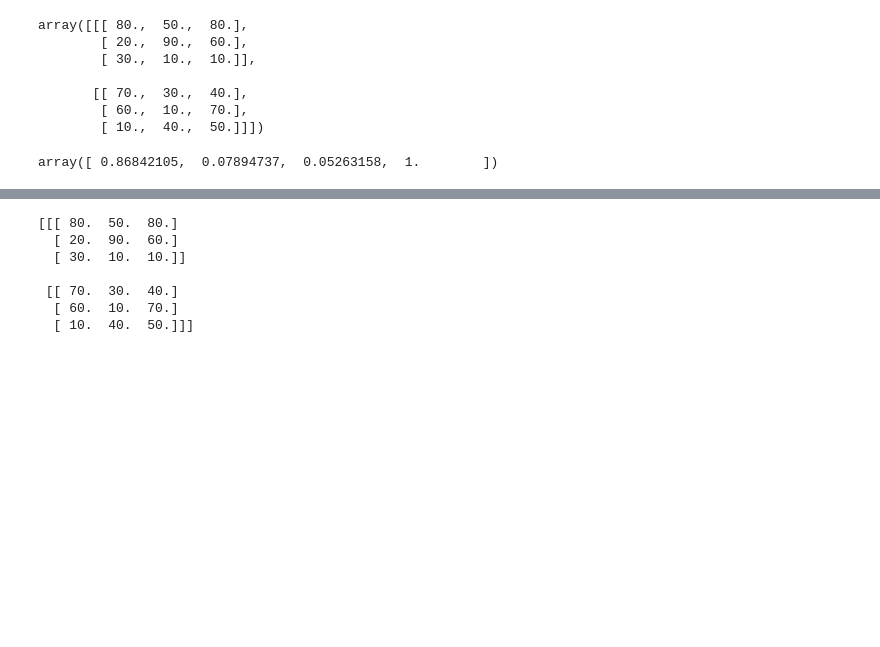
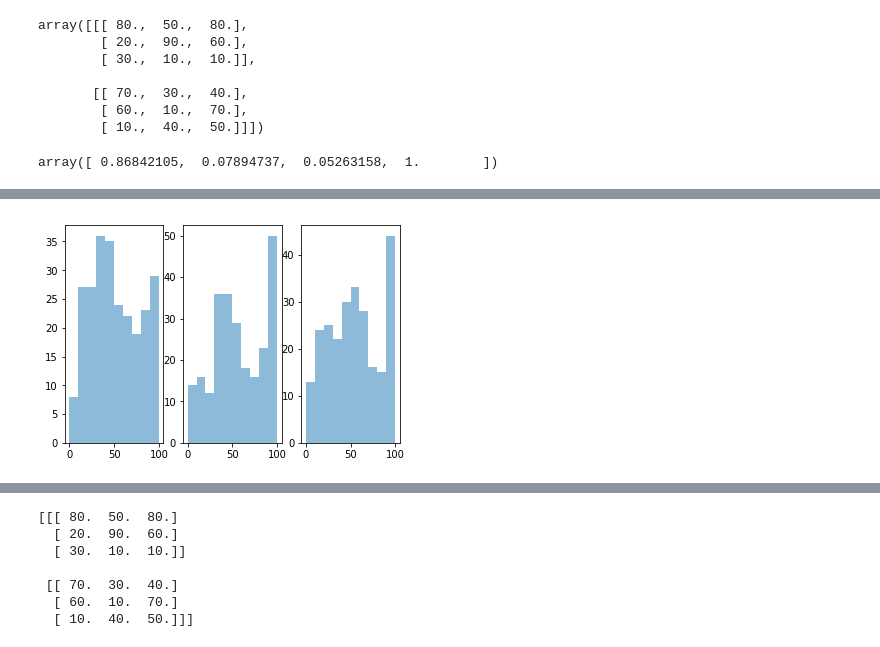
Before and after one commit to mzio/bimatrix-game-net, a Jupyter notebook: notebooks/1.0-mz-eda.ipynb, the cells around one changed output, grey strips where cells are left out. Drawn from its saved outputs; the diff is of its cells as text; code cells hidden in the pictures; blank space fills up the shorter version.

```diff
--- a/notebooks/1.0-mz-eda.ipynb
+++ b/notebooks/1.0-mz-eda.ipynb
@@ -96,0 +97,10 @@ plt.hist(df_train_truth['f1'], alpha=0.5)
+# %%
+plt.subplot(1, 3, 1)
+plt.hist(df_train_features['r11'], alpha=0.5)
+plt.subplot(1, 3, 2)
+plt.hist(df_train_features['r12'], alpha=0.5)
+plt.subplot(1, 3, 3)
+plt.hist(df_train_features['r13'], alpha=0.5)
+plt.show()
+# %% [output]
+[figure, added]
```
Also changed, not shown: parts of 55 cells of this notebook.
